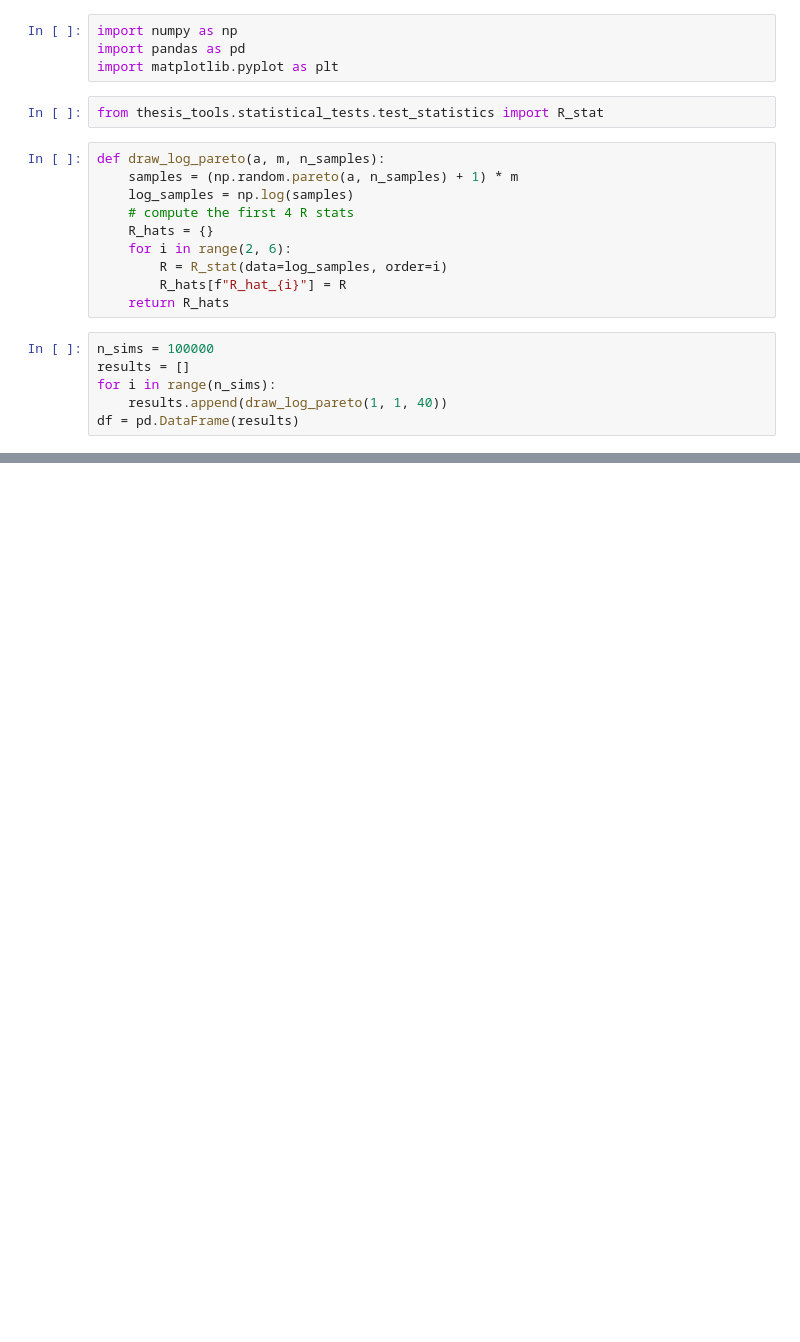
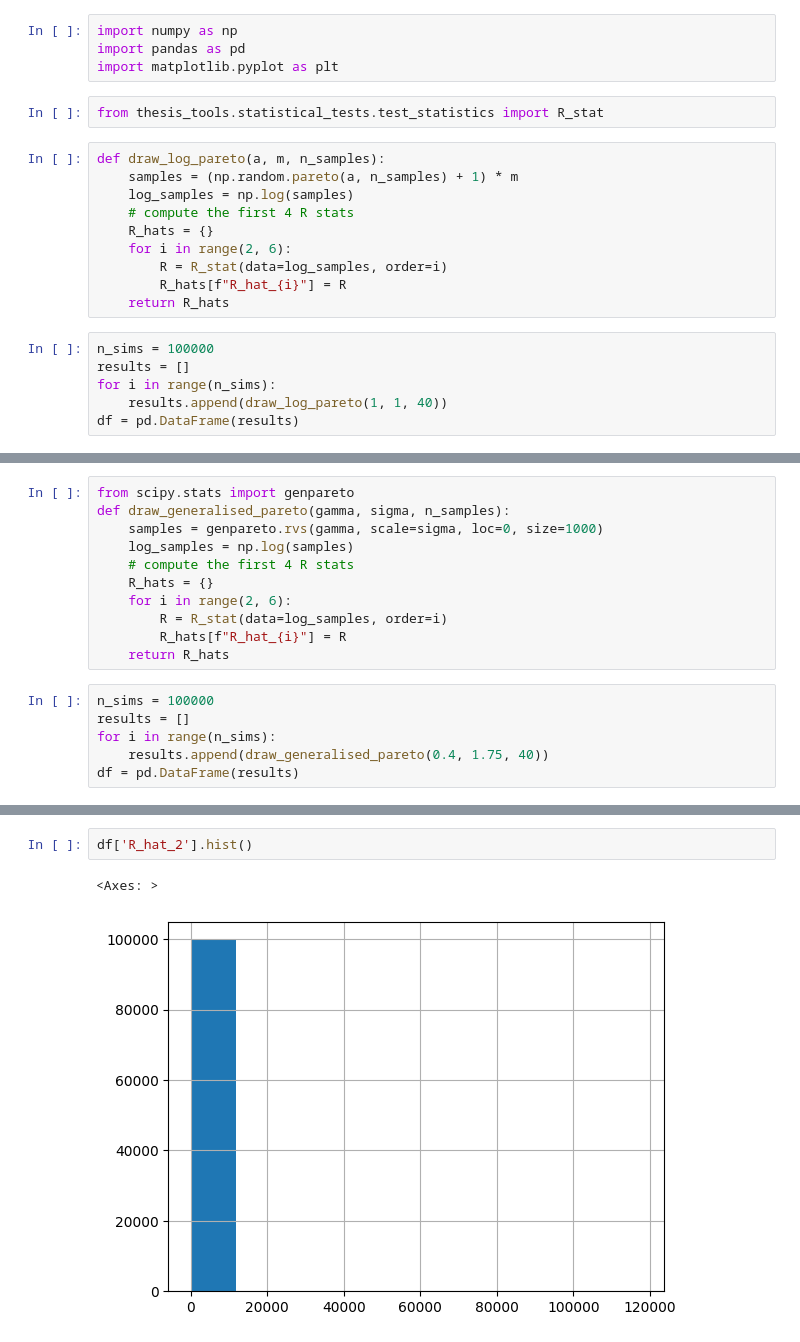
Before and after one commit to plhocker/top_wealth_thesis, a Jupyter notebook: Notebooks/test_r_stat.ipynb, the cells around one changed output, grey strips where cells are left out. Cells and saved outputs as stored; diff of their text form; blank space fills up the shorter version.

```diff
--- a/Notebooks/test_r_stat.ipynb
+++ b/Notebooks/test_r_stat.ipynb
@@ -63,0 +64,17 @@ quantiles
+# %%
+from scipy.stats import genpareto
+def draw_generalised_pareto(gamma, sigma, n_samples):
+    samples = genpareto.rvs(gamma, scale=sigma, loc=0, size=1000)
+    log_samples = np.log(samples)
+    # compute the first 4 R stats
+    R_hats = {}
+    for i in range(2, 6):
+        R = R_stat(data=log_samples, order=i)
+        R_hats[f"R_hat_{i}"] = R
+    return R_hats
+# %%
+n_sims = 100000
+results = []
+for i in range(n_sims):
+    results.append(draw_generalised_pareto(0.4, 1.75, 40))
+df = pd.DataFrame(results)
@@ -63,0 +114,5 @@ quantiles
+# %%
+df['R_hat_2'].hist()
+# %% [output]
+<Axes: >
+[figure, added]
```
Also changed, not shown: parts of 9 cells of this notebook, 40 other files.
